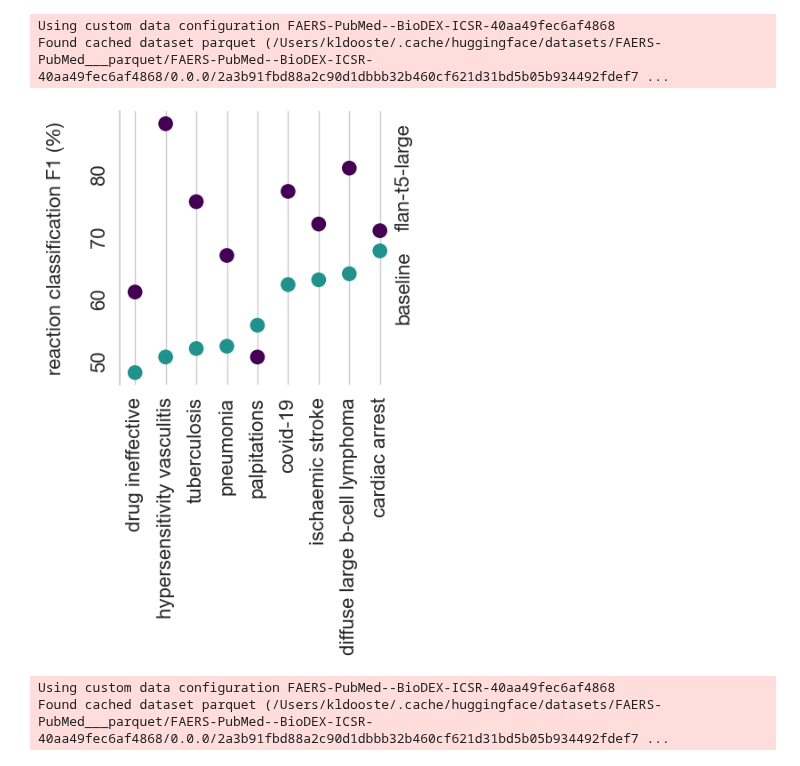
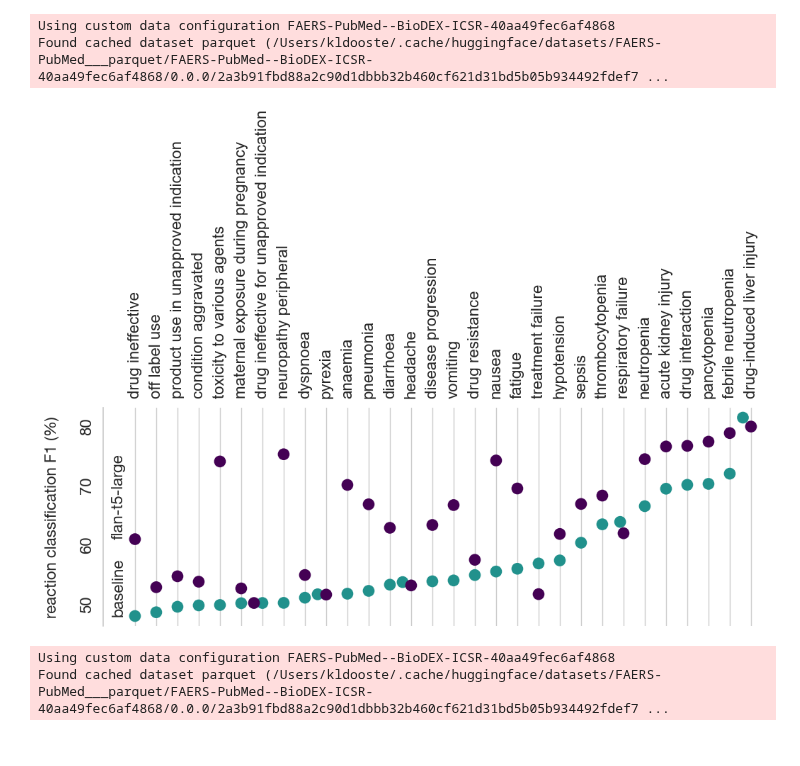
Before and after one commit to KarelDO/BioDEX, a Jupyter notebook: tasks/icsr_extraction/seriousness_metrics.ipynb, the cells around one changed output. Cells and saved outputs as stored; diff of their text form; code cells hidden in the pictures.

Commit message:
tweak plots

```diff
--- a/tasks/icsr_extraction/seriousness_metrics.ipynb
+++ b/tasks/icsr_extraction/seriousness_metrics.ipynb
@@ -150,6 +150,21 @@ def get_scores(target):
     naive_f1 = naive_report['macro avg']['f1-score']
 
     return pred_f1, naive_f1
+# %%
+from collections import Counter
+cutoff = 30
+# principles way of selecting the targets
+gold_reactions = [r for i in gold_icsr for r in i.reactions]
+gold_reactions = Counter(gold_reactions)
+
+gold_reactions = sorted(gold_reactions.items(), key=lambda x: x[1], reverse=True)[:cutoff]
+gold_reactions = [r[0] for r in gold_reactions]
+
+gold_drugs = [r for i in gold_icsr for r in i.drugs]
+gold_drugs = Counter(gold_drugs)
+
+gold_drugs = sorted(gold_drugs.items(), key=lambda x: x[1], reverse=True)[:cutoff]
+gold_drugs = [r[0] for r in gold_drugs]
 # %%
 import seaborn as sns
 import pandas as pd
@@ -158,7 +173,8 @@ import numpy as np
 
 sns.set_theme(style="whitegrid")
 
-targets = sorted(['tuberculosis', 'pneumonia', 'covid-19', 'cardiac arrest', 'palpitations', 'ischaemic stroke', 'drug ineffective', 'hypersensitivity vasculitis', 'diffuse large b-cell lymphoma'])
+# targets = sorted(['tuberculosis', 'pneumonia', 'covid-19', 'cardiac arrest', 'palpitations', 'ischaemic stroke', 'drug ineffective', 'hypersensitivity vasculitis', 'diffuse large b-cell lymphoma'])
+targets = gold_reactions
 scores = [get_scores(t) for t in targets]
 pred_scores = [s[0] for s in scores]
 baseline_scores = [s[1] for s in scores]
@@ -168,7 +184,7 @@ data = pd.DataFrame({'scores': pred_scores + baseline_scores, 'model': ['flan-t5
 data['scores'] = data['scores'] * 100
 data = data.sort_values(by=['model', 'scores'], ascending=True )
 
-fig, ax = plt.subplots(figsize=(4, 4))
+fig, ax = plt.subplots(figsize=(12, 4))
 
 # Get viridis color cycle
 cmap = plt.get_cmap('viridis')
@@ -177,17 +193,18 @@ palette = [cmap(i) for i in np.linspace(0, 1, 3)][:2][::-1]
 sns.swarmplot(data=data, x='targets', y='scores', hue='model', s=12, orient='v', palette=palette)
 
 fontsize = 16
+
+
 plt.rcParams['font.family'] = 'Helvetica Neue'
 plt.rcParams['font.size'] = fontsize
 
-# Remove the legend
-ax.get_legend().remove()
+
 
 # Print the model labels on the dots
 targets = data['targets'].unique()
 data_indexed = data.set_index(['model', 'targets'])
-plt.text(len(targets) - 0.5, data_indexed.loc['flan-t5-large', targets[-1]][0], 'flan-t5-large',verticalalignment='bottom', rotation=90)
-plt.text(len(targets) - 0.5, data_indexed.loc['baseline', targets[-1]][0], 'baseline',verticalalignment='top', rotation=90)
+plt.text(-1.1, data_indexed.loc['flan-t5-large', targets[0]][0], 'flan-t5-large',verticalalignment='bottom', rotation=90)
+plt.text(-1.1, data_indexed.loc['baseline', targets[0]][0], 'baseline',verticalalignment='bottom', rotation=90)
 
 ax.yaxis.grid(False) # Hide the horizontal gridlines
 ax.xaxis.grid(True) # Show the vertical gridlines
@@ -195,37 +212,73 @@ ax.xaxis.grid(True) # Show the vertical gridlines
 
 
 sns.despine(bottom=True)
-plt.xticks(rotation=90, ha='center', va='top')
 plt.yticks(rotation=90)
+plt.tick_params(axis='x', labelbottom=False, labeltop=True, rotation=90)
+
 
 # Format y-axis as percentages
 # fmt = '%.0f%%'  # Format as whole numbers with percentage symbol
 # yticks = mtick.FormatStrFormatter(fmt)
 # plt.gca().yaxis.set_major_formatter(yticks)
 
 # Annotate text on top of the y-axis
 # highest_y = max(data['scores'])
 # annotation_text = 'classification F1 (%)'
 # plt.annotate(annotation_text, xy=(-.1, highest_y), xytext=(5, 0), rotation=90,
 #              xycoords=('axes fraction', 'data'), textcoords='offset points',
 #              ha='left', va='bottom')
 
 
 # Add labels and title
 plt.xlabel("")
 ax.set_ylabel("reaction classification F1 (%)\n", fontfamily='Helvetica Neue', fontsize=fontsize)
 
 # Control font and font style for the axis tick labels
 ax.tick_params(axis='both', which='major', labelsize=fontsize)
 # plt.title("Drug classification ")
 
 # plt.gca().invert_yaxis()  # Invert the y-axis to rotate the plot vertically
 # plt.gca().invert_xaxis()  # Invert the x-axis to rotate the plot horizontal
 
+# Remove the legend
+ax.get_legend().remove()
+
+# set the legend
+# legend = plt.legend(frameon=False, fontsize=fontsize, markerscale=2, loc='upper left')
+
+# Loop through all the legend elements
+# for legend_element in legend.legendHandles:
+    # legend_element.marker()
+#     legend_element.set_visible(True)  # Make the marker visible
+#     legend_element.set_linewidth(0)   # Remove the border around the marker
+#     legend_element.set_markersize(12)  # Set the size of the marker
+
+
+# Customize the legend labels
+# labels = [text.get_text() for text in legend.get_texts()]  # Get the text labels
+# for label in legend.get_texts():
+#     label.set_fontsize(fontsize)  # Set the font size
+#     label.set_fontfamily('Helvetica Neue')  # Set the font style
+
+
+# add space between bar and y=axis
+left, right = plt.xlim()
+plt.xlim((left-1, right))
 plt.savefig('../../analysis/plots/reaction_classification.png', dpi=300, bbox_inches='tight')
 plt.show()
+
+
+from PIL import Image
+# Open the PNG file
+img = Image.open("../../analysis/plots/reaction_classification.png")
+
+# Rotate the image by 90 degrees
+img = img.rotate(270, expand=True)
+
+# Overwrite the original file
+img.save("../../analysis/plots/reaction_classification.png")
 # %% [output]
-[figure, old version]
+[figure, new version]
 # %%
 # get occurance data for reactions using the training set?
 dataset = load_dataset(dataset_name)
```
Also changed, not shown: parts of 1 cell of this notebook, 2 other files.
